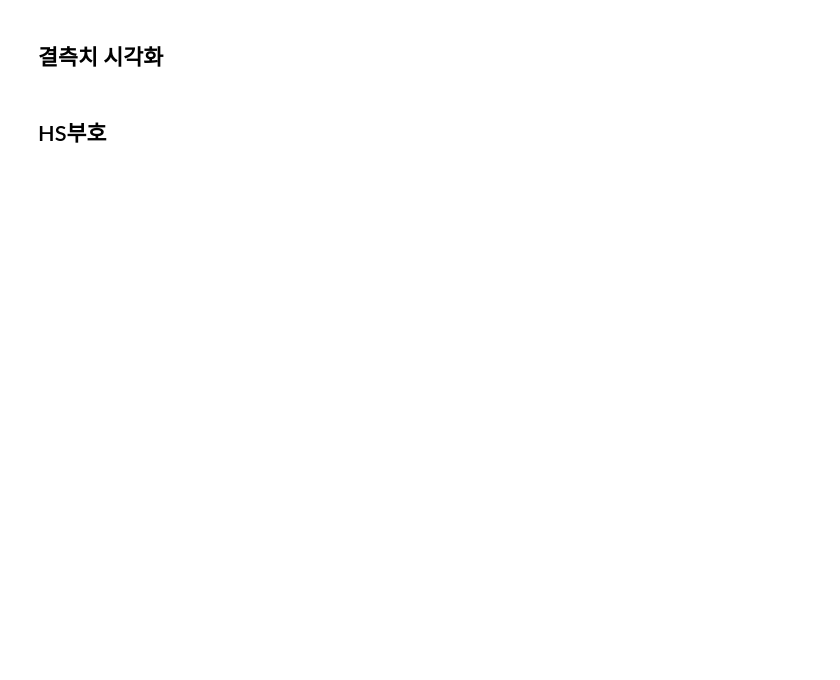
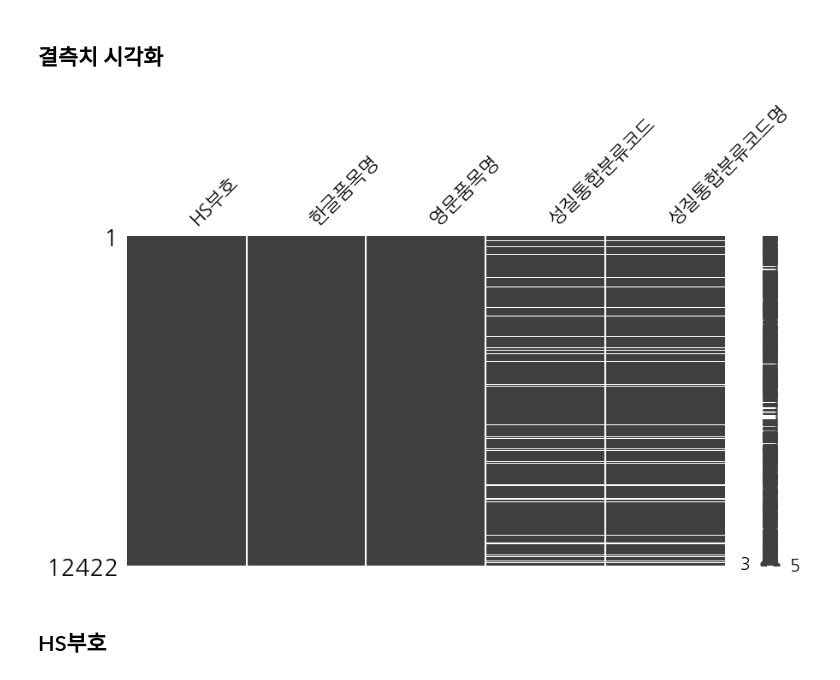
Before and after one commit to geminii01/contest-matching-model, a Jupyter notebook: EDA_0.ipynb, the cells around one changed output. Saved outputs shown, nothing was run; the diff lists cells and outputs as text; code cells hidden in the pictures; blank space fills up the shorter version.

```diff
--- a/EDA_0.ipynb
+++ b/EDA_0.ipynb
@@ -25,11 +25,11 @@ warnings.filterwarnings('ignore')
 import missingno as msno
 # %%
 text_data_org = pd.read_excel('./data/비식별된 해외기업별 영문 텍스트데이터.xlsx')
-tax_data_org = pd.read_excel('./data/통계청 국제표준산업분류 HSCODE 6단위 매핑.xlsx')
-custom_data_org = pd.read_excel('./data/관세청_HS부호_240101.xlsx')
+statistics_data_org = pd.read_excel('./data/통계청 국제표준산업분류 HSCODE 6단위 매핑.xlsx')
+customs_data_org = pd.read_excel('./data/관세청_HS부호_240101.xlsx')
 
 text_data = text_data_org.copy()
-tax_data = tax_data_org.copy()
-custom_data = custom_data_org.copy()
+statistics_data = statistics_data_org.copy()
+customs_data = customs_data_org.copy()
 # %%
 display(text_data.head())
@@ -96,9 +248,11 @@ custom_data.info()
 # %% [markdown]
 ## 결측치 시각화
 # %%
-msno.matrix(custom_data)
+msno.matrix(customs_data)
 plt.gcf().set_size_inches(10, 5)
 plt.show()
+# %% [output]
+[figure, added]
 # %% [markdown]
 ## HS부호
 # %%
```
Also changed, not shown: parts of 97 cells of this notebook.
